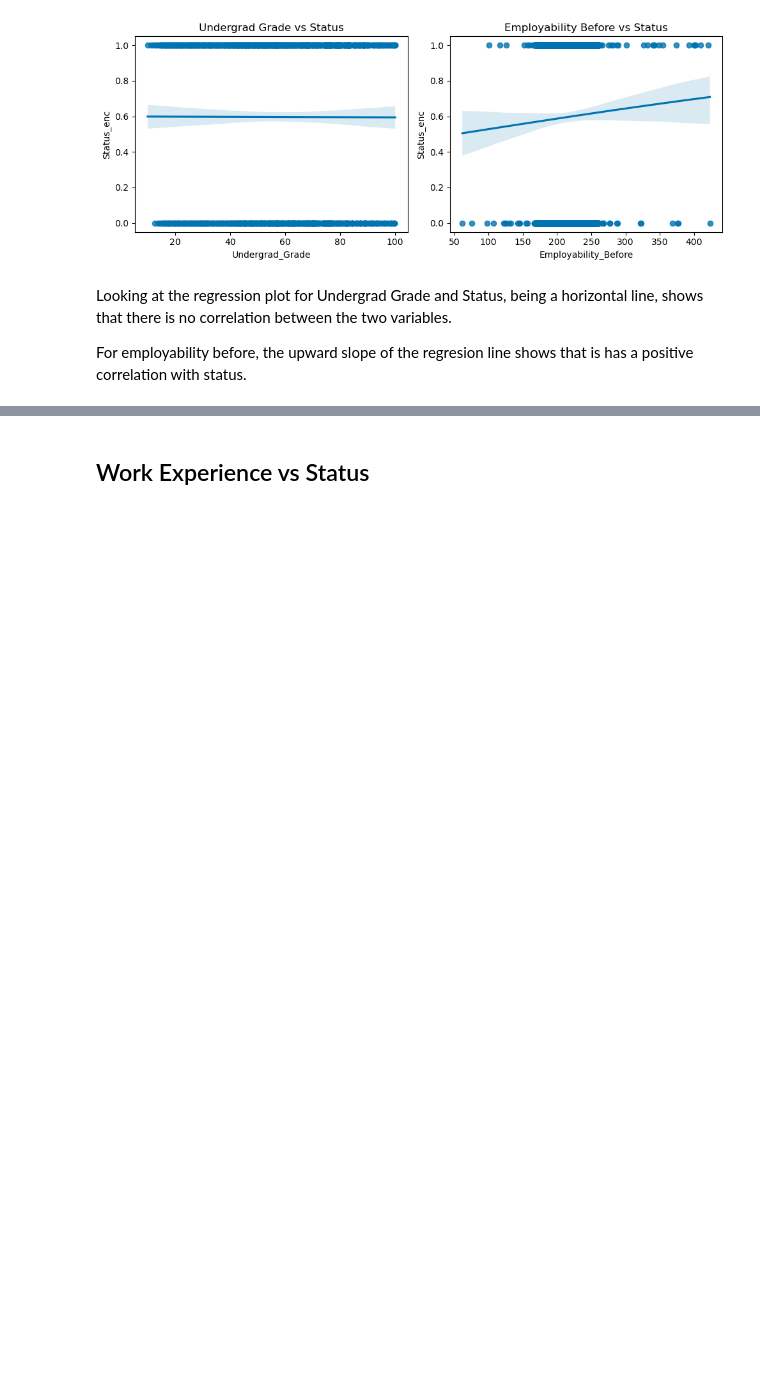
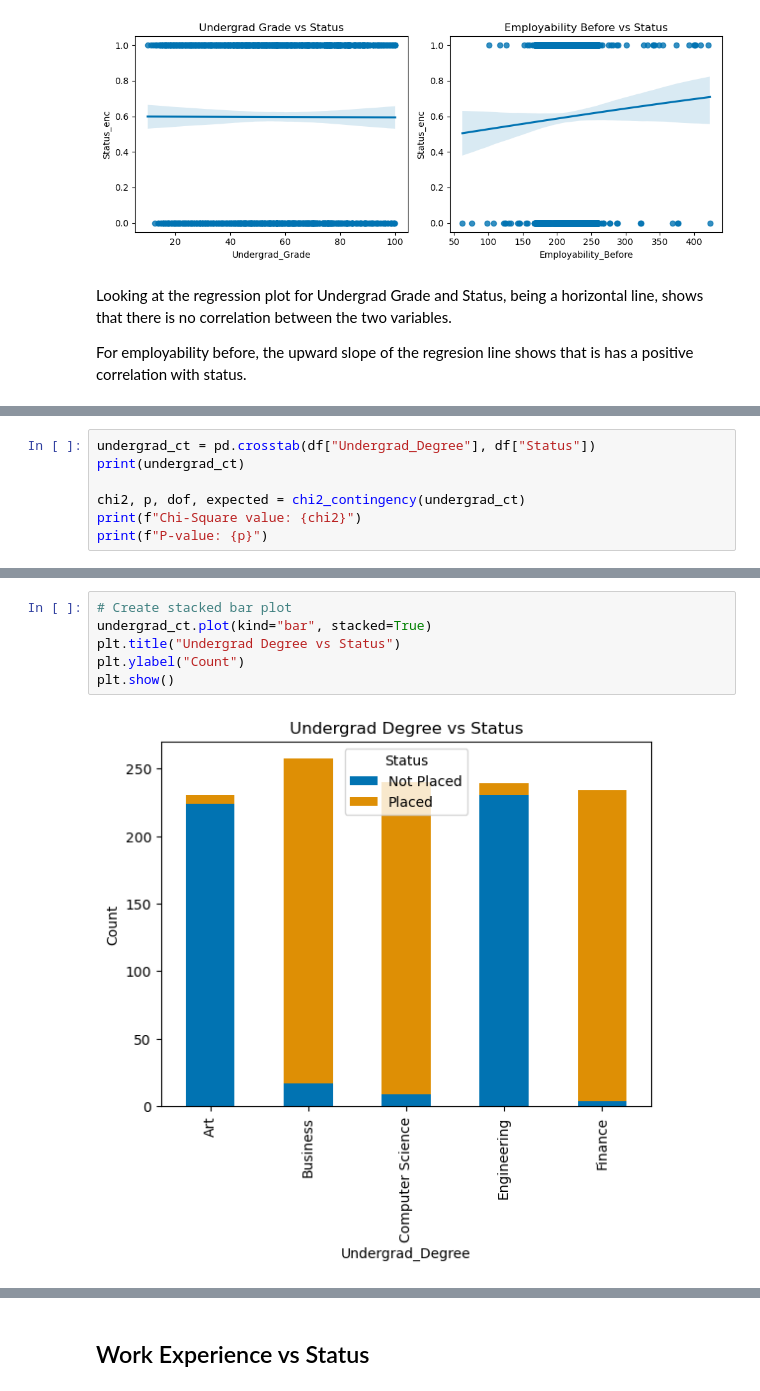
Before and after one commit to junclemente/ads505-FinalProject, a Jupyter notebook: eda/bivariate_analysis.ipynb, the cells around one changed output, grey strips where cells are left out. Drawn from its saved outputs; the diff is of its cells as text; blank space fills up the shorter version.

Commit message:
Undegrad degree and work experience

```diff
--- a/eda/bivariate_analysis.ipynb
+++ b/eda/bivariate_analysis.ipynb
@@ -139,0 +144,7 @@ For employability before, the upward slope of the regresion line shows that is h
+# %%
+undergrad_ct = pd.crosstab(df["Undergrad_Degree"], df["Status"])
+print(undergrad_ct)
+
+chi2, p, dof, expected = chi2_contingency(undergrad_ct)
+print(f"Chi-Square value: {chi2}")
+print(f"P-value: {p}")
@@ -139,0 +169,8 @@ For employability before, the upward slope of the regresion line shows that is h
+# %%
+# Create stacked bar plot
+undergrad_ct.plot(kind="bar", stacked=True)
+plt.title("Undergrad Degree vs Status")
+plt.ylabel("Count")
+plt.show()
+# %% [output]
+[figure, added]
```
Also changed, not shown: parts of 16 cells of this notebook.
